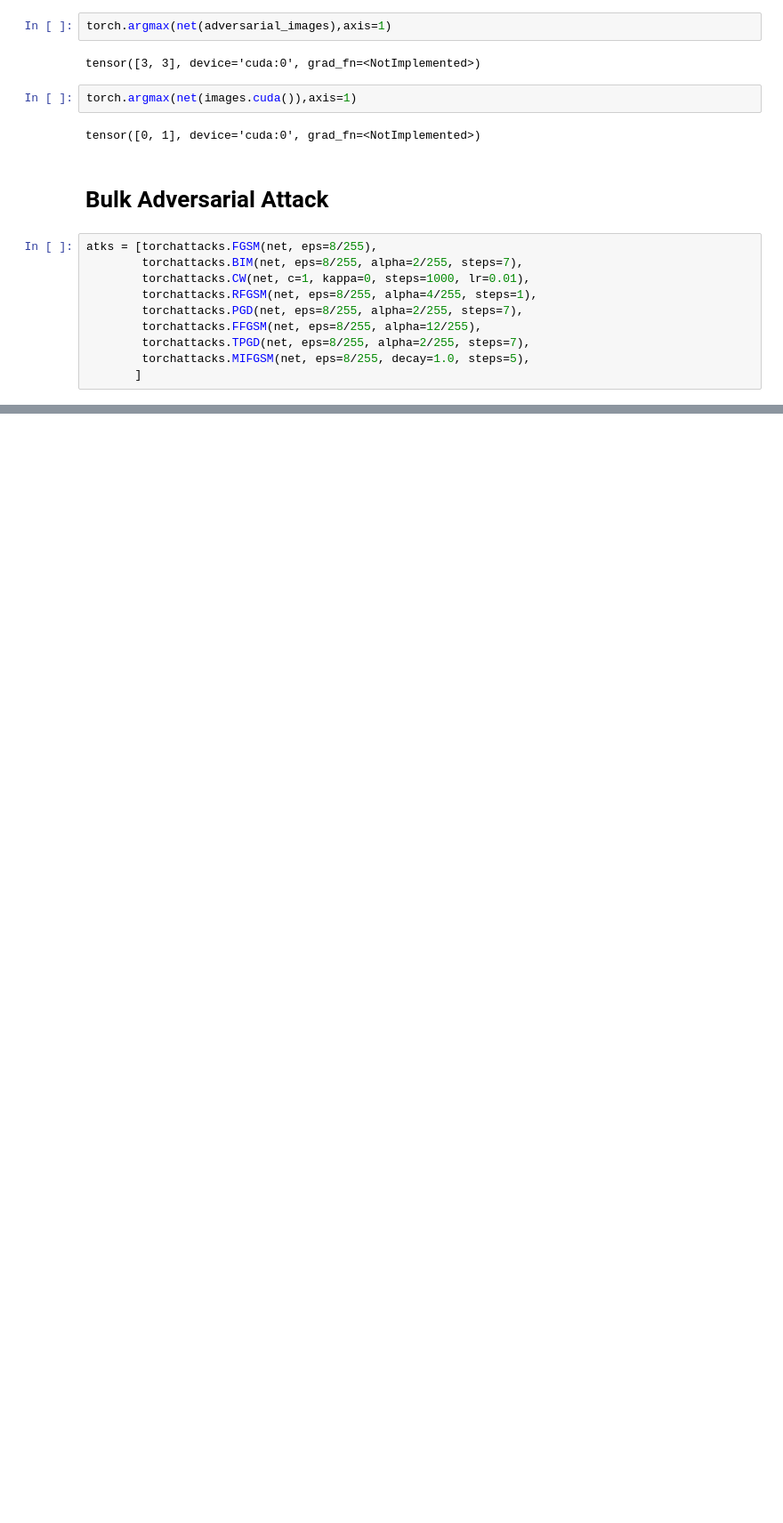
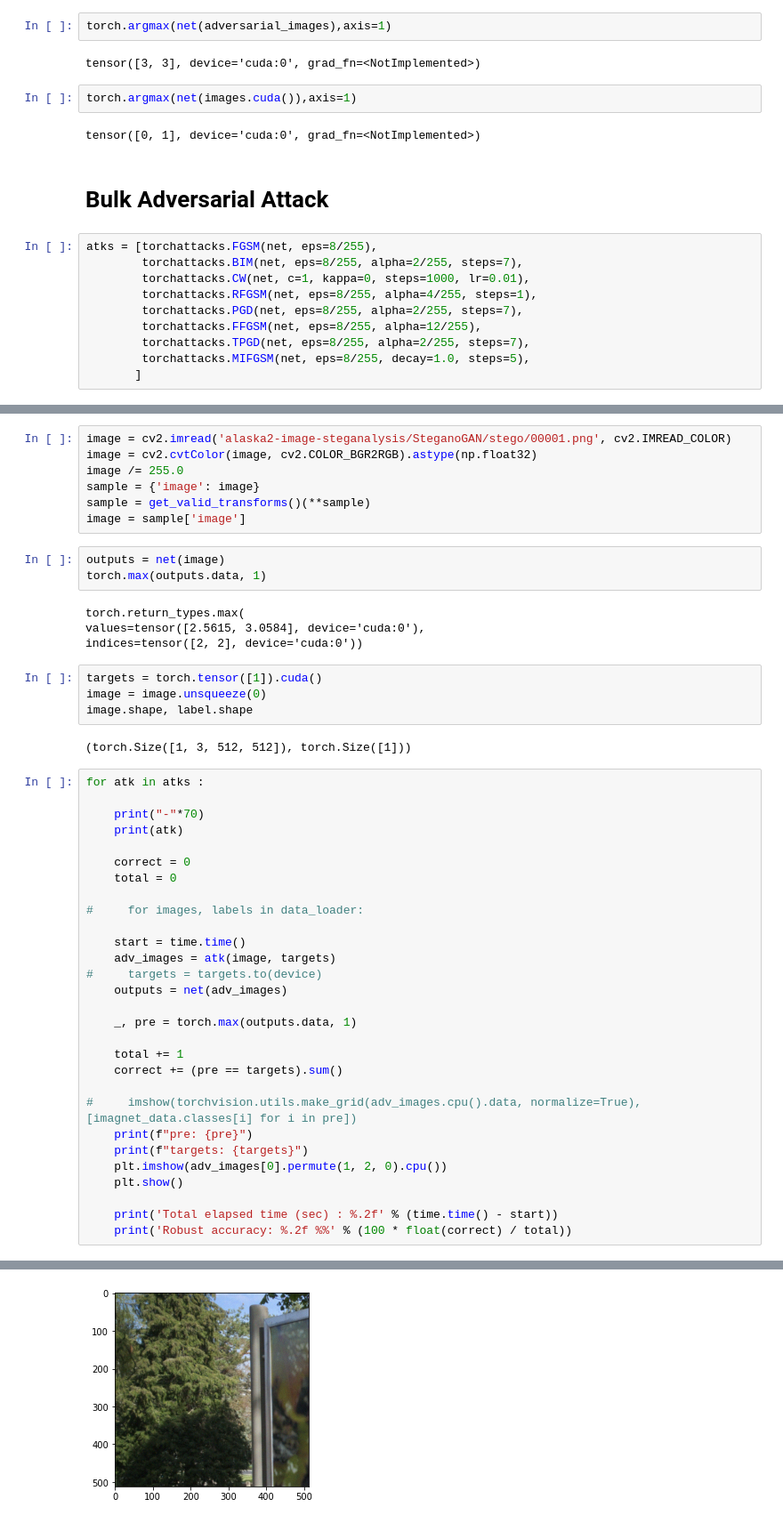
Before and after one commit to Tanveer81/DSec_project, a Jupyter notebook: adversarial-attack.ipynb, the cells around one changed output, grey strips where cells are left out. Shown at 89% size. Saved outputs shown, nothing was run; the diff lists cells and outputs as text; blank space fills up the shorter version.

Commit message:
steganoGAN stego adv attack with kaggle analyzer

```diff
--- a/adversarial-attack.ipynb
+++ b/adversarial-attack.ipynb
@@ -787,0 +796,50 @@ targets: tensor([3, 1], device='cuda:0')
+# %%
+image = cv2.imread('alaska2-image-steganalysis/SteganoGAN/stego/00001.png', cv2.IMREAD_COLOR)
+image = cv2.cvtColor(image, cv2.COLOR_BGR2RGB).astype(np.float32)
+image /= 255.0
+sample = {'image': image}
+sample = get_valid_transforms()(**sample)
+image = sample['image']
+# %%
+outputs = net(image)
+torch.max(outputs.data, 1)
+# %% [output]
+torch.return_types.max(
+values=tensor([2.5615, 3.0584], device='cuda:0'),
+indices=tensor([2, 2], device='cuda:0'))
+# %%
+targets = torch.tensor([1]).cuda()
+image = image.unsqueeze(0)
+image.shape, label.shape
+# %% [output]
+(torch.Size([1, 3, 512, 512]), torch.Size([1]))
+# %%
+for atk in atks :
+
+    print("-"*70)
+    print(atk)
+
+    correct = 0
+    total = 0
+
+#     for images, labels in data_loader:
+
+    start = time.time()
+    adv_images = atk(image, targets)
+#     targets = targets.to(device)
+    outputs = net(adv_images)
+
+    _, pre = torch.max(outputs.data, 1)
+
+    total += 1
+    correct += (pre == targets).sum()
+
+#     imshow(torchvision.utils.make_grid(adv_images.cpu().data, normalize=True), [imagnet_data.classes[i] for i in pre])
+    print(f"pre: {pre}")
+    print(f"targets: {targets}")
+    plt.imshow(adv_images[0].permute(1, 2, 0).cpu())
+    plt.show()
+
+    print('Total elapsed time (sec) : %.2f' % (time.time() - start))
+    print('Robust accuracy: %.2f %%' % (100 * float(correct) / total))
+# %% [output]
@@ -787,0 +850 @@ targets: tensor([3, 1], device='cuda:0')
+[figure, added]
```
Also changed, not shown: parts of 10 cells of this notebook, 2 other files.
